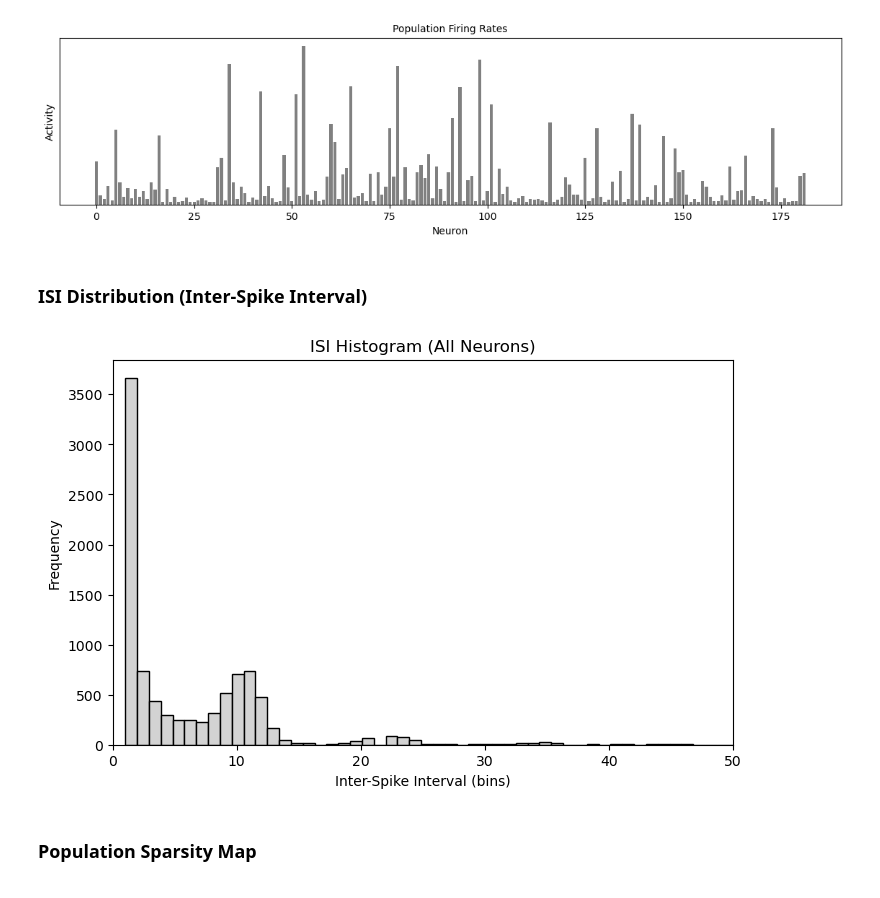
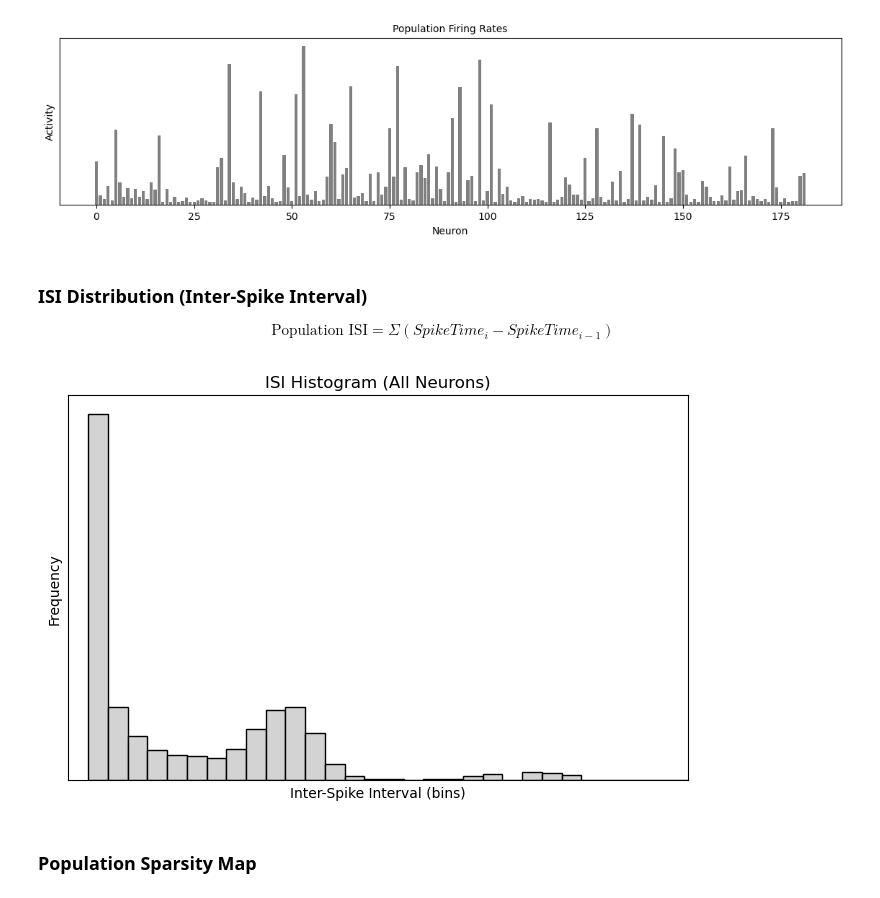
Before and after one commit to nomuwill/graham, a Jupyter notebook: tutorial_notebook.ipynb, the cells around one changed output. Saved outputs shown, nothing was run; the diff lists cells and outputs as text; code cells hidden in the pictures.

```diff
--- a/jupyterNotebook.ipynb
+++ b/tutorial_notebook.ipynb
@@ -152,22 +159,28 @@ plt.show()
 [figure]
 # %% [markdown]
 ### ISI Distribution (Inter-Spike Interval)
+
+$$
+    \text{Population ISI} = \Sigma (SpikeTime_{i} - SpikeTime_{i-1})
+$$
 # %%
 # ISI Distribution
 
 spike_times_per_neuron = [np.where(binned_data[:, neuron] > 0)[0] for neuron in range(binned_data.shape[1])]
 isis_per_neuron = [np.diff(spike_times) for spike_times in spike_times_per_neuron if len(spike_times) > 1]
 all_isis = np.concatenate(isis_per_neuron)
 
 plt.figure(figsize=(8, 5))
-plt.xlim(0, 50)
+plt.xlim(0, 30)
 plt.hist(all_isis, bins=175, edgecolor='k', color='lightgrey')
 plt.title('ISI Histogram (All Neurons)')
 plt.xlabel('Inter-Spike Interval (bins)')
 plt.ylabel('Frequency')
+plt.xticks([])
+plt.yticks([])
 plt.show()
 # %% [output]
-[figure, old version]
+[figure, new version]
 # %% [markdown]
 ### Population Sparsity Map
 # %%
```
Also changed, not shown: parts of 15 cells of this notebook, 1 other file.
